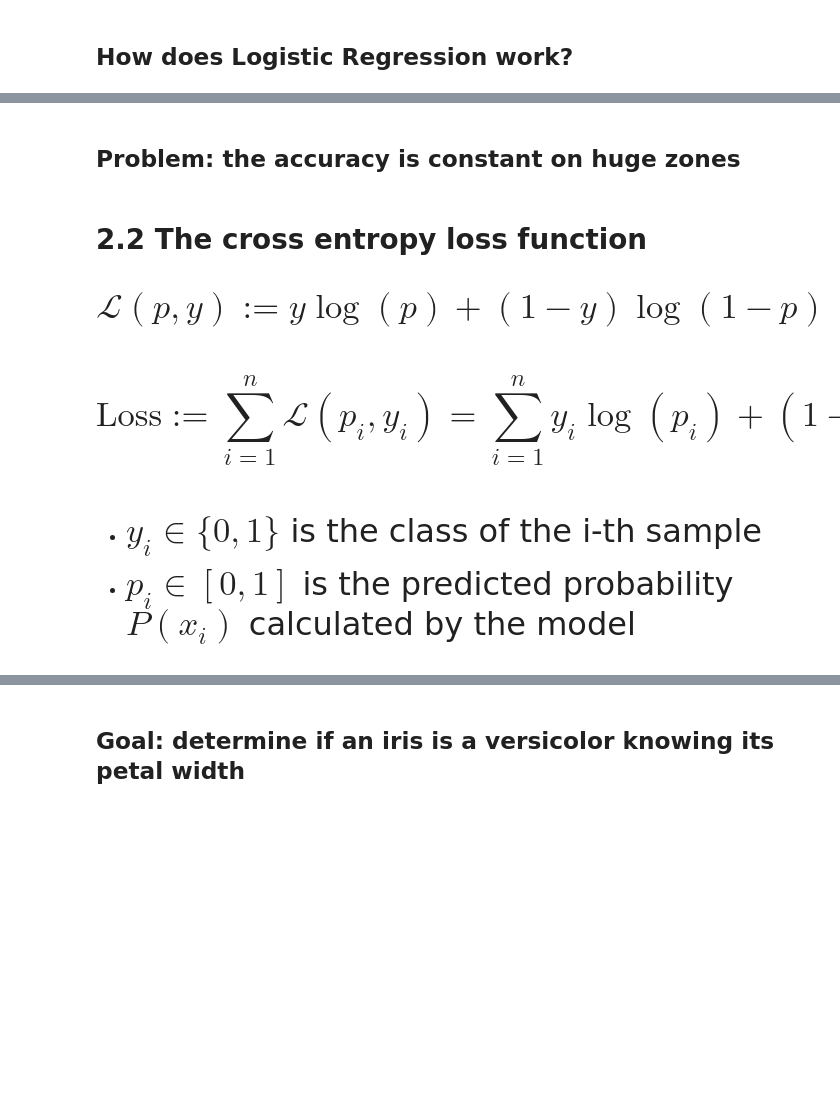
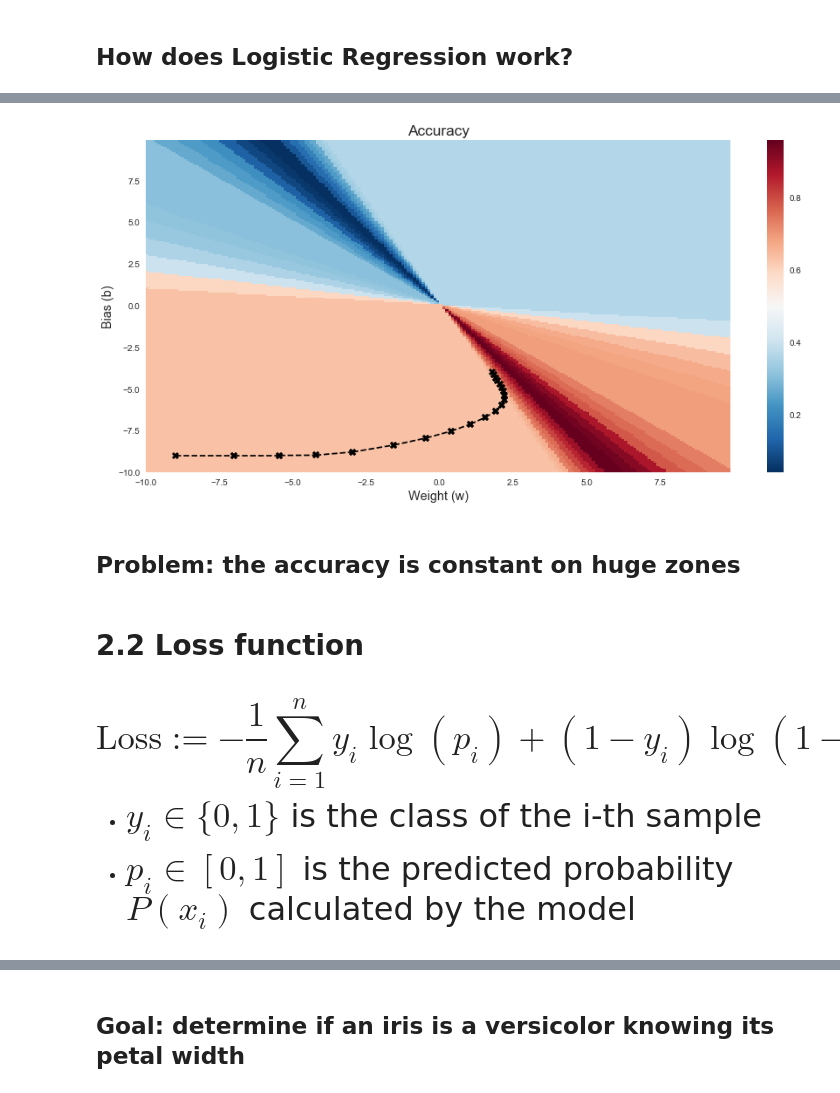
Before and after one commit to florentguymartin/introduction_neuralnetworks_keras, a Jupyter notebook: notebooks/09-fm-talk-slides-rise.ipynb, the cells around one changed output, grey strips where cells are left out. Cells and saved outputs as stored; diff of their text form; code cells hidden in the pictures; blank space fills up the shorter version.

```diff
--- a/notebooks/09-fm-talk-slides-rise.ipynb
+++ b/notebooks/09-fm-talk-slides-rise.ipynb
@@ -268,6 +294,6 @@ plt.plot(petal_widths, predicted_proba,'r--');
 # %%
 model = Sequential([
-    Dense(1,input_dim=1, kernel_regularizer=regularizers.l2(.1)) ,
+    Dense(1 , input_dim=1 , kernel_regularizer=regularizers.l2(0.1)) ,
     Activation('sigmoid') ,
 ])
 # %%
@@ -277,16 +322,16 @@ model.fit( iris[['petal_width']] , iris['isVirginica'] , epochs=500)
 # %%
 x_grid, y_grid = np.mgrid[ -10:10:.1 , -10:10:.1 ]
 # %%
-def get_accuracy(weight,bias):
+def get_accuracy( w , b ):
     layer =  model.layers[0]
-    layer.set_weights( [ np.array([[weight]]) , np.array([bias]) ] )
-    accuracy= model.evaluate(iris[['petal_width']] , iris[['isVirginica']] , verbose=0)[1]
+    layer.set_weights( [ np.array([[w]]) , np.array( [b] ) ] )
+    accuracy= model.evaluate( iris[['petal_width']] , iris[['isVirginica']] , verbose=0 )[1]
     return accuracy
-vaccuracy = np.vectorize(get_accuracy)
+vectorize_accuracy = np.vectorize(get_accuracy)
 # %%
 import pickle
 with open('../data/acc_grid', 'rb') as f:
     # Pickle the 'data' dictionary using the highest protocol available.
     acc_grid =pickle.load(f)
 # %%
-acc_grid = vaccuracy(x_grid,y_grid)
+acc_grid = vectorize_accuracy( x_grid , y_grid )
@@ -298,15 +338,24 @@ ax_acc.set(title='Accuracy', xlabel='Weght (w)', ylabel='Bias (b)');
+# %%
+fig , ax = plt.subplots(figsize=(15,7))
+plt.pcolor(x_grid , y_grid , acc_grid , cmap='RdBu_r')
+plt.colorbar()
+ax.set(title='Accuracy', xlabel='Weight (w)', ylabel='Bias (b)');
+model.layers[0].set_weights( [ np.array([[-9]]) , np.array([-9]) ] )
+for i in range(20):
+    old_weight, old_bias = model.get_weights()[0][0][0], model.get_weights()[1][0]
+    model.fit( iris[['petal_width']] , iris['isVirginica'] , epochs=25 , verbose=0 )
+    weight, bias = model.get_weights()[0][0][0] , model.get_weights()[1][0]
+    plt.plot([old_weight,weight] , [old_bias,bias] , 'kX--' , markersize=8 )
+# %% [output]
+[figure, added]
 # %% [markdown]
 ## Problem: the accuracy is constant on huge zones
 # %% [markdown]
-# 2.2 The cross entropy  loss function
+# 2.2 Loss function
 # %% [markdown]
 <font size=6>
-$$\mathcal{L}(p,y) := y \log(p) + (1-y)\log(1-p)$$
- <br>
-$$\text{Loss} :=\sum_{i=1}^n \mathcal{L}(p_i,y_i) = \sum_{i=1}^n y_i \log(p_i) + (1-y_i)\log(1-p_i)$$
+$$\text{Loss} := -\frac{1}{n}\sum_{i=1}^n y_i \log(p_i) + (1-y_i)\log(1-p_i)$$
 </font>
-
-<br>
 
 *  <font size=6>$y_i\in \{0,1\}$ is the class of the i-th sample</font>
 
```
Also changed, not shown: parts of 51 cells of this notebook, 8 other files.
